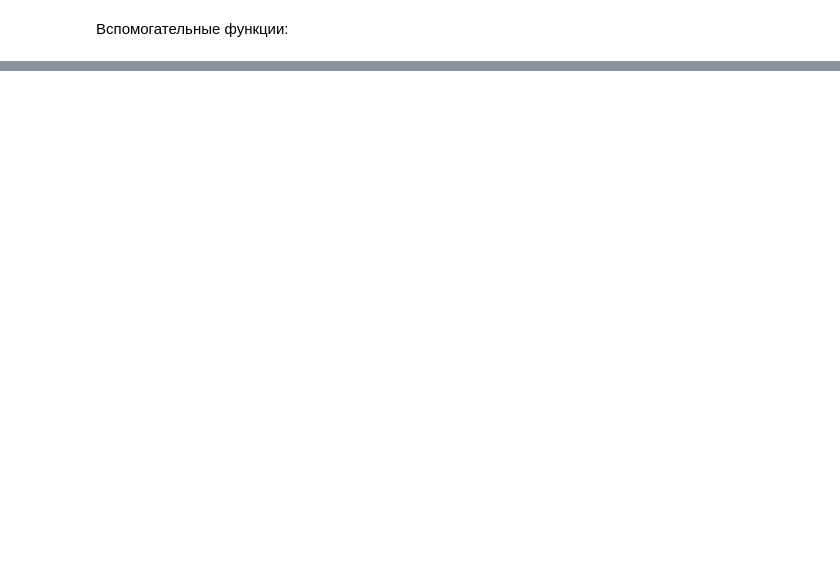
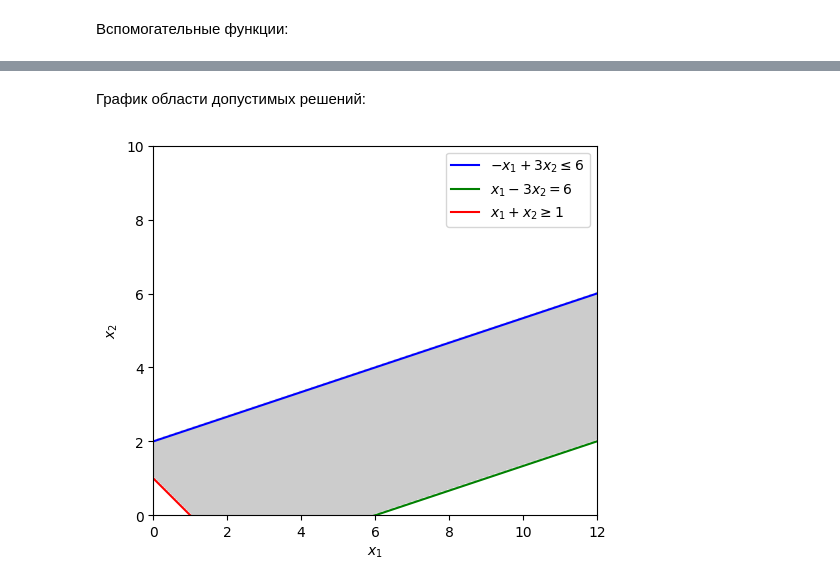
Before and after one commit to goosescout/Applied-Mathematics, a Jupyter notebook: Semester 5/Lab 1/lab1.ipynb, the cells around one changed output, grey strips where cells are left out. Drawn from its saved outputs; the diff is of its cells as text; code cells hidden in the pictures; blank space fills up the shorter version.

Commit message:
feat: add visuals

```diff
--- a/Semester 5/Lab 1/lab1.ipynb
+++ b/Semester 5/Lab 1/lab1.ipynb
@@ -246,0 +343,27 @@ Initial table for phase 1:
+# %% [markdown]
+График области допустимых решений:
+# %%
+d = np.linspace(0, 16, 300)
+x_1, x_2 = np.meshgrid(d, d)
+plt.imshow(((-x_1 + 3 * x_2 <= 6) & (x_1 - 3 * x_2 <= 6) & (x_1 + x_2 >= 1)).astype(int),
+           extent=(x_1.min(), x_2.max(), x_1.min(), x_2.max()), origin="lower", cmap="Greys", alpha=0.2)
+
+x = np.linspace(0, 16, 2000)
+# -x_1 + 3x_2 <= 6
+line1 = (6 + x) / 3
+# x_1 - 3x_2 <= 6
+line2 = (x - 6) / 3
+# x_1 + x_2 >= 1
+line3 = 1 - x
+
+plt.plot(x, line1, label=r"$-x_1 + 3x_2 \leq 6$", c="b")
+plt.plot(x, line2, label=r"$x_1 - 3x_2 = 6$", c="g")
+plt.plot(x, line3, label=r"$x_1 + x_2 \geq 1$", c="r")
+plt.xlim(0, 12)
+plt.ylim(0, 10)
+plt.legend()
+plt.xlabel(r"$x_1$")
+plt.ylabel(r"$x_2$")
+plt.show()
+# %% [output]
+[figure, added]
```
Also changed, not shown: parts of 13 cells of this notebook, 1 other file.
